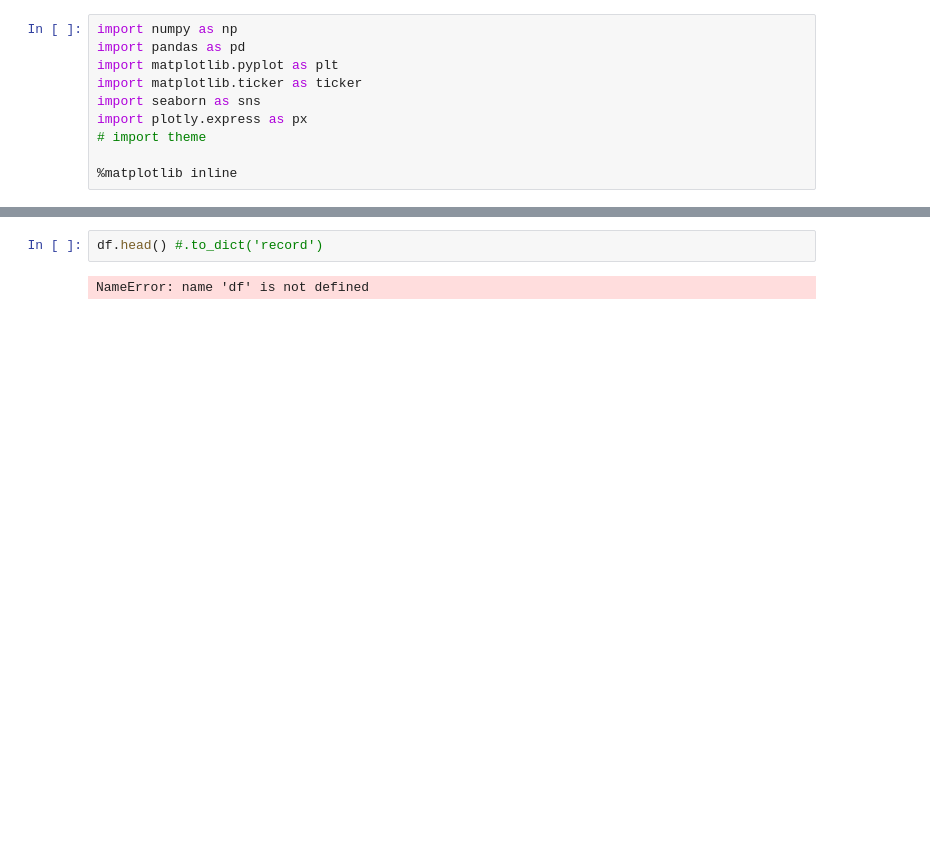
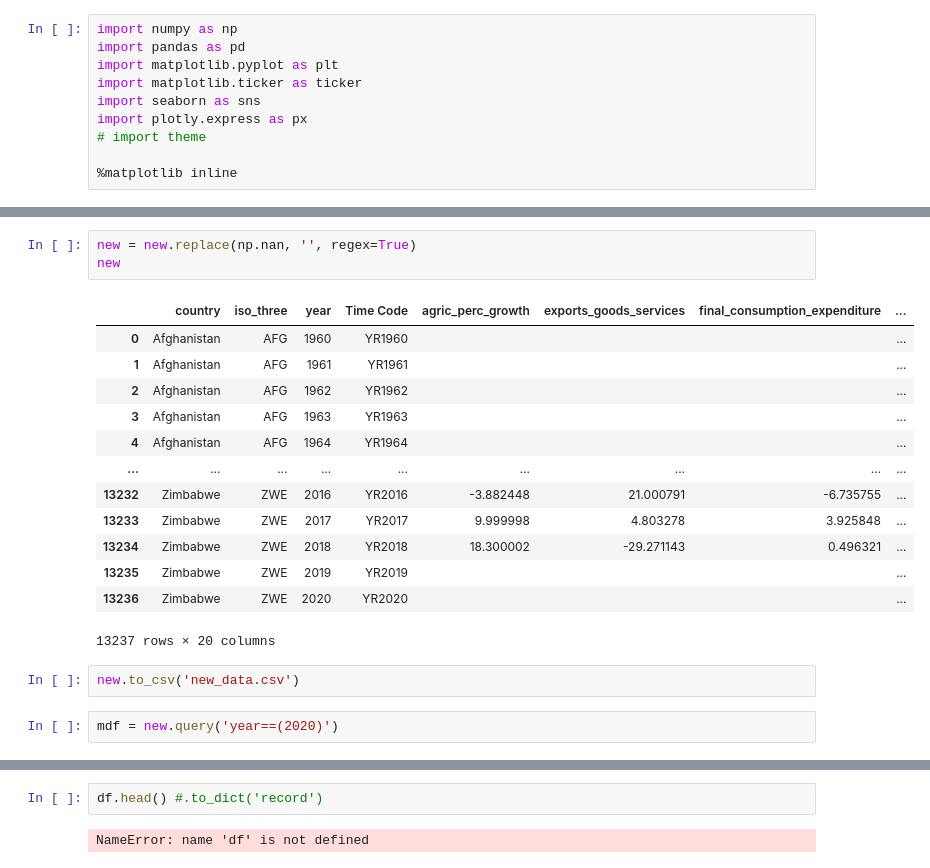
Before and after one commit to Makhosandile/notebooks, a Jupyter notebook: economy.ipynb, the cells around one changed output, grey strips where cells are left out. Saved outputs shown, nothing was run; the diff lists cells and outputs as text; blank space fills up the shorter version.

```diff
--- a/economy.ipynb
+++ b/economy.ipynb
@@ -13,0 +32,21 @@ employement_stats = pd.read_csv('emp.csv')
+# %%
+new = new.replace(np.nan, '', regex=True)
+new
+# %% [output]
+|  | country | iso_three | year | Time Code | agric_perc_growth | exports_goods_services | final_consumption_expenditure | ... |
+| 0 | Afghanistan | AFG | 1960 | YR1960 |  |  |  | ... |
+| 1 | Afghanistan | AFG | 1961 | YR1961 |  |  |  | ... |
+| 2 | Afghanistan | AFG | 1962 | YR1962 |  |  |  | ... |
+| 3 | Afghanistan | AFG | 1963 | YR1963 |  |  |  | ... |
+| 4 | Afghanistan | AFG | 1964 | YR1964 |  |  |  | ... |
+| ... | ... | ... | ... | ... | ... | ... | ... | ... |
+| 13232 | Zimbabwe | ZWE | 2016 | YR2016 | -3.882448 | 21.000791 | -6.735755 | ... |
+| 13233 | Zimbabwe | ZWE | 2017 | YR2017 | 9.999998 | 4.803278 | 3.925848 | ... |
+| 13234 | Zimbabwe | ZWE | 2018 | YR2018 | 18.300002 | -29.271143 | 0.496321 | ... |
+| 13235 | Zimbabwe | ZWE | 2019 | YR2019 |  |  |  | ... |
+| 13236 | Zimbabwe | ZWE | 2020 | YR2020 |  |  |  | ... |
+13237 rows × 20 columns
+# %%
+new.to_csv('new_data.csv')
+# %%
+mdf = new.query('year==(2020)')
```
Also changed, not shown: parts of 14 cells of this notebook, 33 other files.
